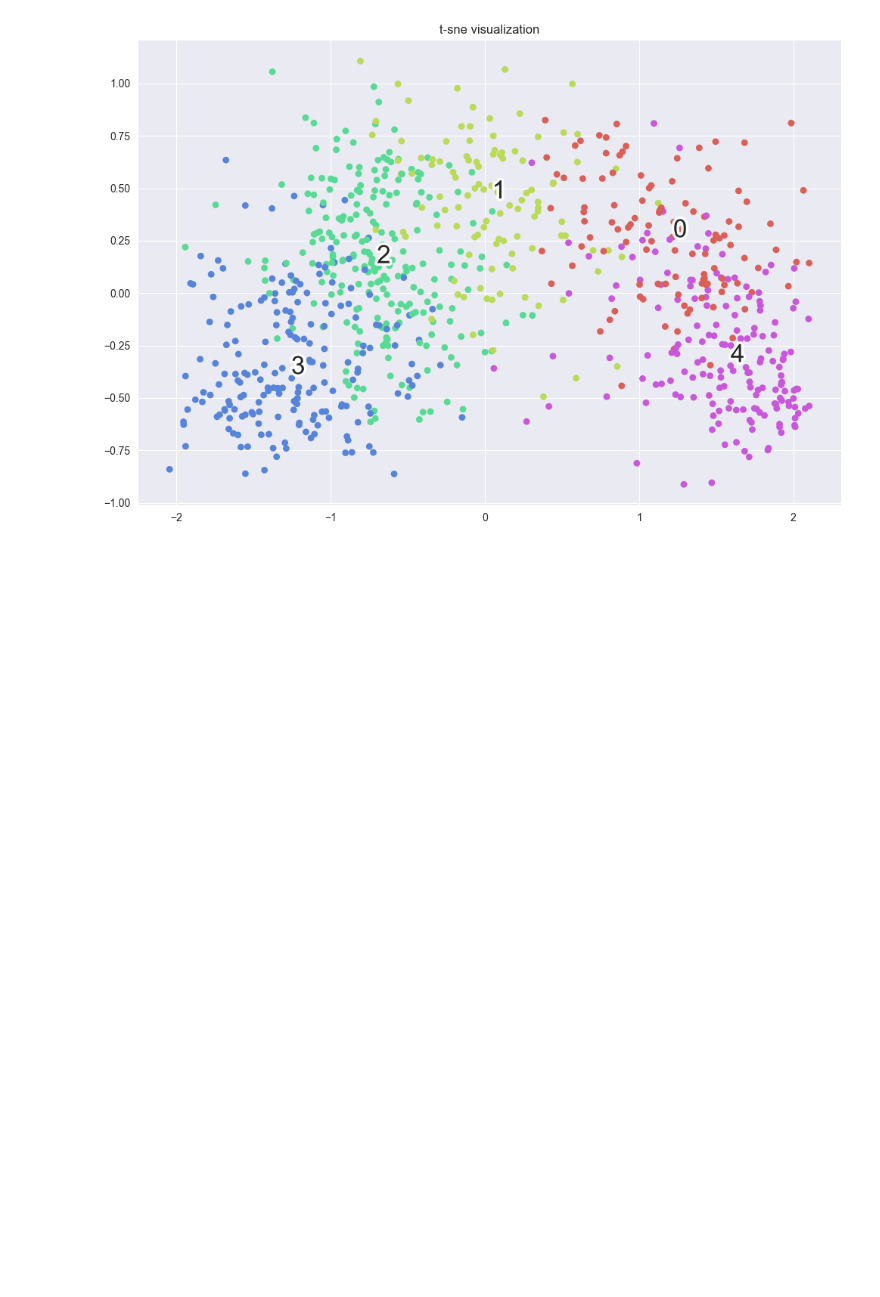
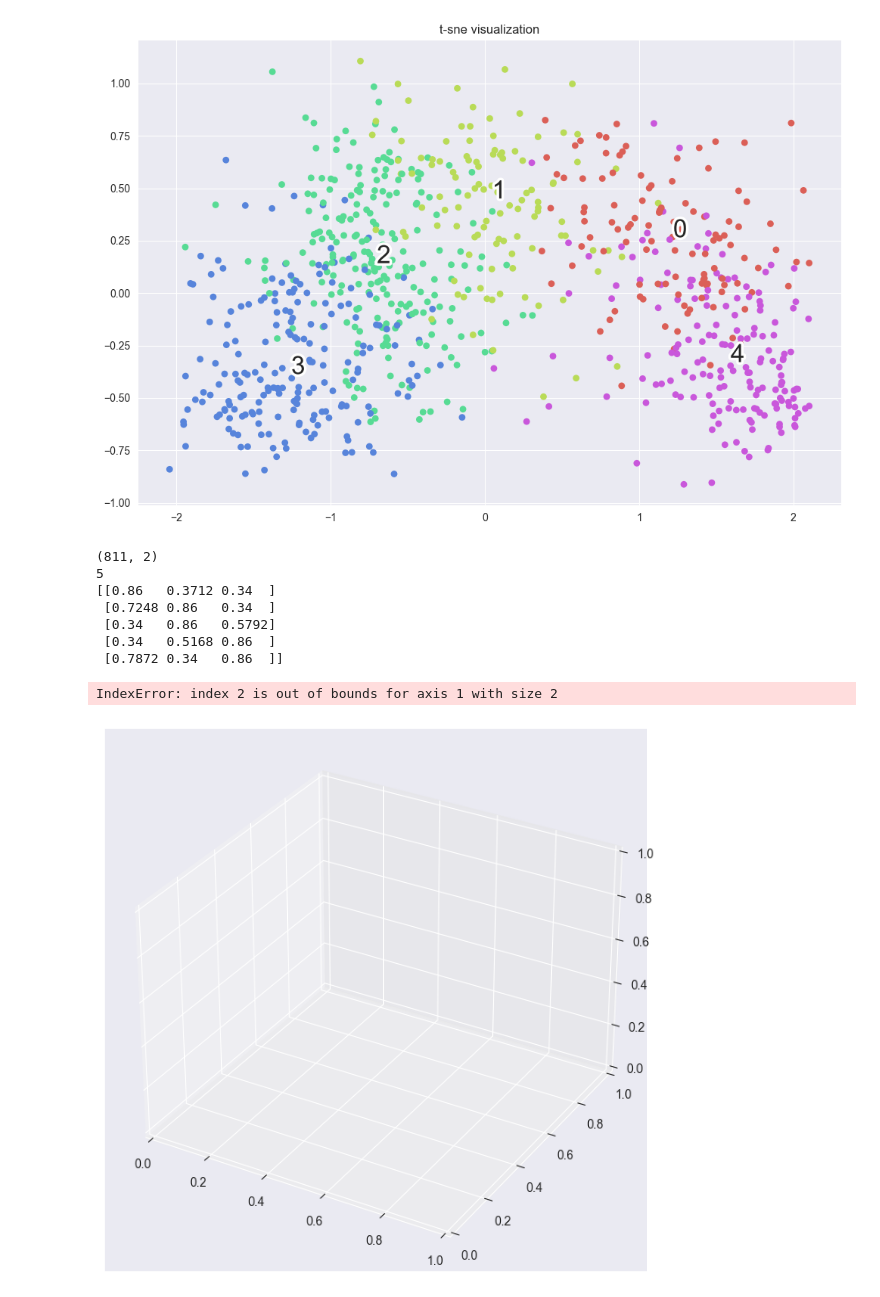
Before and after one commit to thanhcong227/Machine-Learning, a Jupyter notebook: w14/b14.ipynb, the cells around one changed output. Saved outputs shown, nothing was run; the diff lists cells and outputs as text; code cells hidden in the pictures; blank space fills up the shorter version.

```diff
--- a/w14/b14.ipynb
+++ b/w14/b14.ipynb
@@ -270,3 +270,44 @@ _plot_kmean_scatter(X_pca, labels)
  [0.34   0.5168 0.86  ]
  [0.7872 0.34   0.86  ]]
 [figure]
+# %%
+pca3 = PCA(n_components=3)
+X_pca3 = pca.fit_transform(X_sales)
+print(X_pca3.shape)
+
+def _plot_kmean_scatter3(X, labels):
+    '''
+    X: dữ liệu đầu vào
+    labels: nhãn dự báo
+    '''
+    # lựa chọn màu sắc
+    num_classes = len(np.unique(labels))
+    palette = np.array(sns.color_palette("hls", num_classes))
+    print(num_classes)
+    print(palette)
+    # vẽ biểu đồ scatter
+    fig = plt.figure(figsize=(12, 8))
+    ax = fig.add_subplot(111, projection='3d')
+    ax.scatter(X[:,0], X[:,1], X[:,2], c=palette[labels.astype(np.int64)], cmap='viridis', linewidth=0.5);
+    # thêm nhãn cho mỗi cluster
+    txts = []
+    for i in range(num_classes):
+        # Vẽ text tên cụm tại trung vị của mỗi cụm
+        xtext, ytext, ztext = np.median(X[labels == i, :], axis=0)
+        txt = ax.text(xtext, ytext, ztext, str(i), fontsize=24)
+        txt.set_path_effects([PathEffects.Stroke(linewidth=5, foreground="w"),PathEffects.Normal()])
+        txts.append(txt)
+    plt.title('t-sne visualization')
+
+labels = best_gmm2.predict(X_sales)
+_plot_kmean_scatter3(X_pca, labels)
+# %% [output]
+(811, 2)
+5
+[[0.86   0.3712 0.34  ]
+ [0.7248 0.86   0.34  ]
+ [0.34   0.86   0.5792]
+ [0.34   0.5168 0.86  ]
+ [0.7872 0.34   0.86  ]]
+IndexError: index 2 is out of bounds for axis 1 with size 2
+[figure, added]
```
